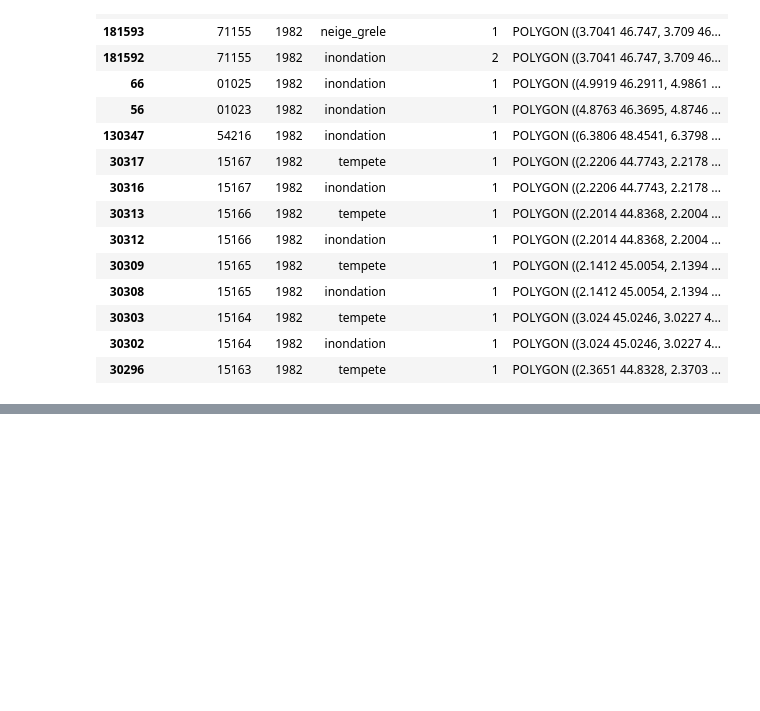
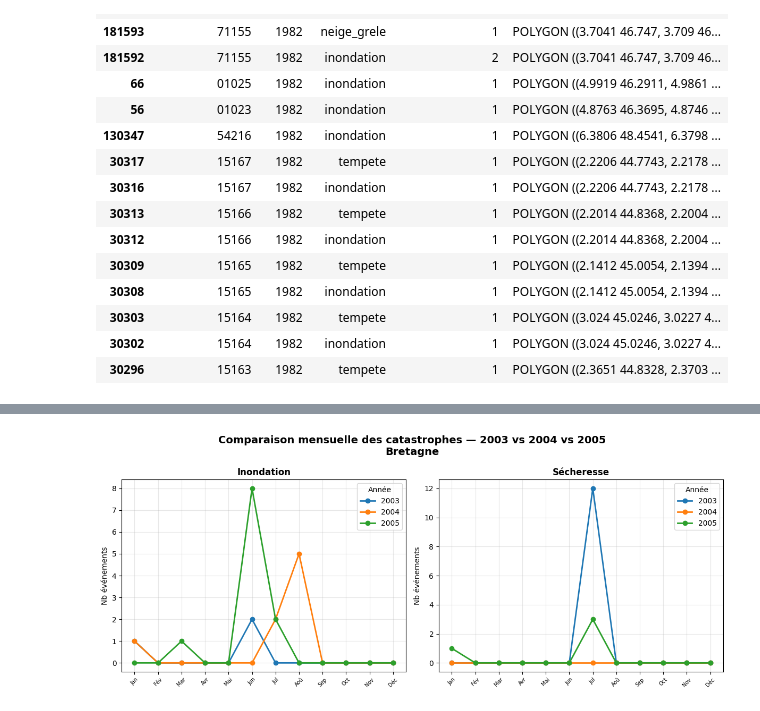
Before and after one commit to Yasmxne/flood-risk-visualization, a Jupyter notebook: notebooks/visualizations.ipynb, the cells around one changed output, grey strips where cells are left out. Cells and saved outputs as stored; diff of their text form; code cells hidden in the pictures; blank space fills up the shorter version.

```diff
--- a/notebooks/visualizations.ipynb
+++ b/notebooks/visualizations.ipynb
@@ -64,0 +97,4 @@ plt.show()
+# %%
+fig = plot_monthly_comparison(df, [2003, 2004, 2005], ['inondation', 'secheresse'], region='Bretagne')
+# %% [output]
+[figure, added]
```
Also changed, not shown: parts of 4 cells of this notebook, 1 other file.
